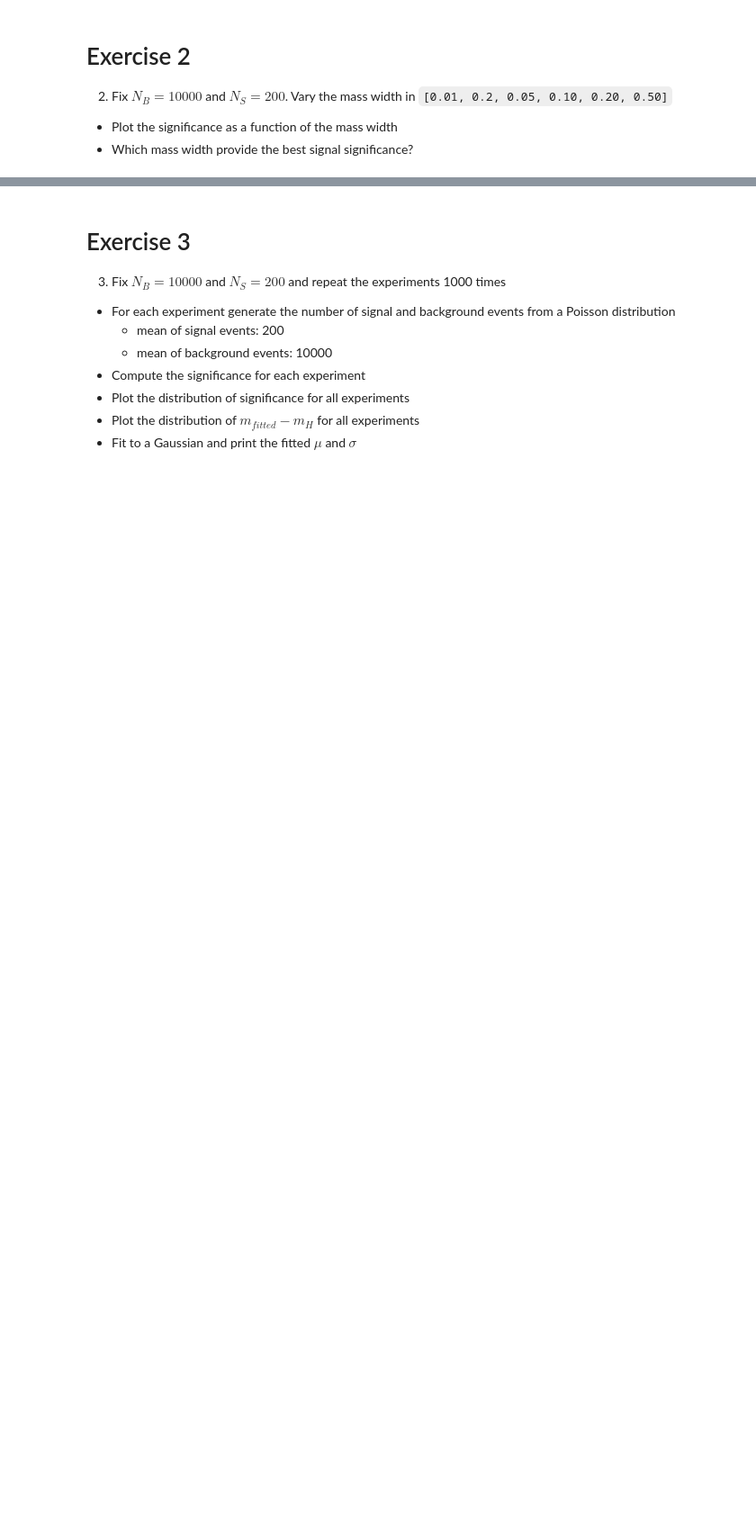
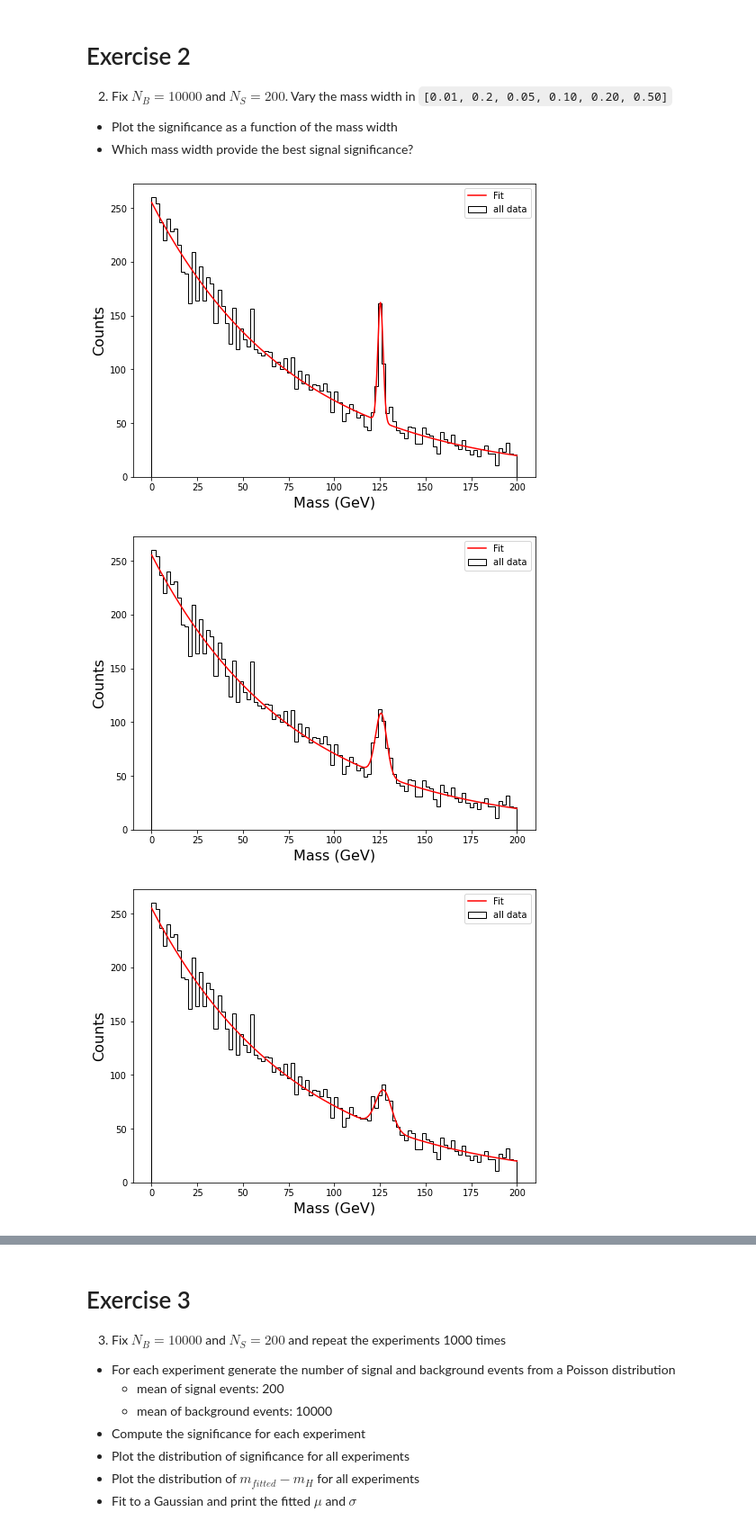
Before and after one commit to PaoloSalomone/LAB, a Jupyter notebook: lab_4b.ipynb, the cells around one changed output, grey strips where cells are left out. Shown at 90% size. Saved outputs shown, nothing was run; the diff lists cells and outputs as text; code cells hidden in the pictures; blank space fills up the shorter version.

```diff
--- a/lab_4b.ipynb
+++ b/lab_4b.ipynb
@@ -388,3 +432,35 @@ Significance is = 2.66 sigma
 2. Fix $N_B = 10000$ and $N_S = 200$. Vary the mass width in `[0.01, 0.2, 0.05, 0.10, 0.20, 0.50]`
   - Plot the significance as a function of the mass width
   - Which mass width provide the best signal significance?
+# %%
+n_sig_0 = 200
+mwidth = [0.01, 0.02, 0.05, 0.10, 0.20, 0.50]
+
+for i in range(0,6) :
+
+    signal = np.random.normal(125,mwidth[i]*125,n_sig_0)
+
+    data = np.concatenate((signal,background))
+
+    binned_data, bins, _ = plt.hist(data, bins=n_bins, label='all data', color='black',histtype='step', range=(x_min, x_max))
+
+    binned_data = np.append(binned_data,22)
+
+    pars, pars_cov = opt.curve_fit(total,center_bins,binned_data, p0=[80, m_sig, w_sig, 250, 1/80])
+
+    %matplotlib inline
+    plt.figure(i+1,[8,6])
+    plt.hist(data, bins=n_bins, label='all data', color='black',histtype='step', range=(x_min, x_max))
+    plt.plot(x,total(x,pars[0],pars[1],pars[2],pars[3],pars[4]),label = 'Fit',color = 'red')
+    plt.xlabel('Mass (GeV)',size= 16)
+    plt.ylabel('Counts',size = 16)
+    plt.legend()
+    plt.show()
+
+    S = integrate.quad(S_integrand,a,b)[0]
+    B = integrate.quad(B_integrand,a,b)[0]
+    significance.append(((S/(np.sqrt(B)))/pars[2]))
+# %% [output]
+[figure, added]
+[figure, added]
+[figure, added]
```
Also changed, not shown: parts of 18 cells of this notebook.
